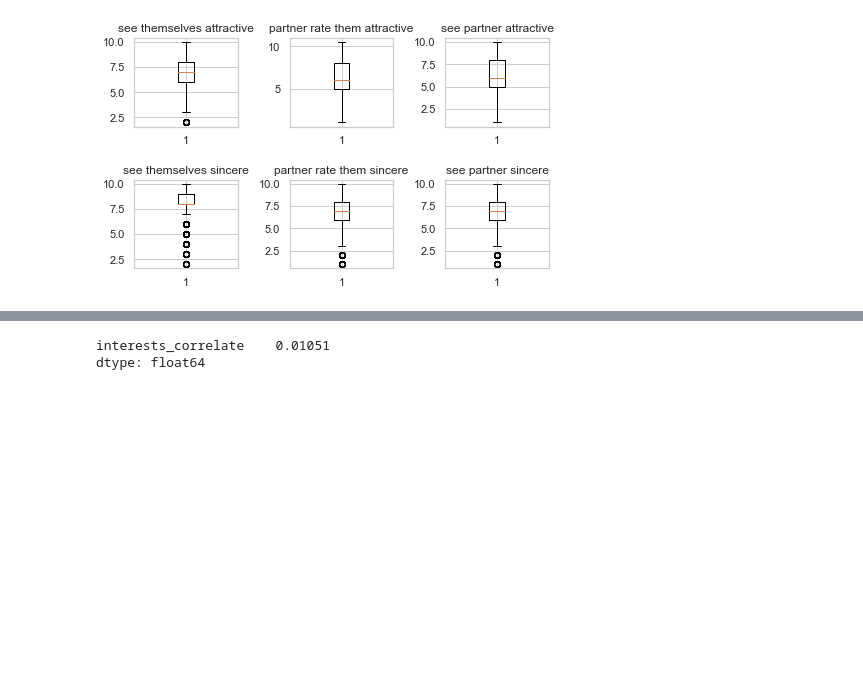
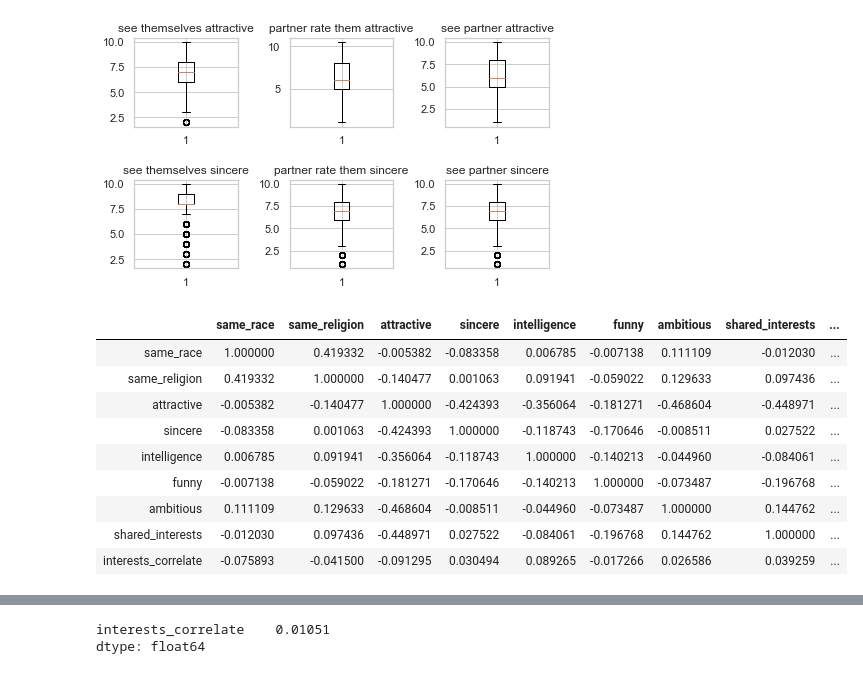
Before and after one commit to beckymark958/Speed-Dating-Data-Analysis, a Jupyter notebook: Speeddating.ipynb, the cells around one changed output, grey strips where cells are left out. Drawn from its saved outputs; the diff is of its cells as text; code cells hidden in the pictures; blank space fills up the shorter version.

```diff
--- a/Speeddating.ipynb
+++ b/Speeddating.ipynb
@@ -102,3 +101,23 @@ new_data.boxplot()
 # %% [output]
 "\nMin_Max_Scaler = preprocessing.MinMaxScaler( feature_range=(0,1) ) # 設定縮放的區間上下限\nnew_data = Min_Max_Scaler.fit_transform(attractive_data) # Data 為原始資料\n\nnew_data = pd.DataFrame(data = new_data, co ...
 [figure]
+# %%
+# Pearson Correlation Matrix (Ideal Partner)
+corr_columns = ['importance_same_race', 'importance_same_religion', 'attractive_important', 'sincere_important', 'intelligence_important','funny_important', 'ambitious_important', 'shared_interests_important', 'interests_correlate', 'match']
+corr_table = data[corr_columns[:-1]]
+corr_table = corr_table.rename(columns={'importance_same_race':'same_race','importance_same_religion':'same_religion','attractive_important':'attractive', "sincere_important":"sincere", 'intelligence_important':'intelligence', 'funny_important':'funny', 'ambitious_important':'ambitious', 'shared_interests_important':'shared_interests'})
+corr_table = corr_table[(corr_table != 0).all(1)] #delete rows with all rating zero
+corr_table = corr_table.astype(float)
+pearsoncorr = corr_table.corr(method = 'pearson')
+pearsoncorr
+# %% [output]
+|  | same_race | same_religion | attractive | sincere | intelligence | funny | ambitious | shared_interests | ... |
+| same_race | 1.000000 | 0.419332 | -0.005382 | -0.083358 | 0.006785 | -0.007138 | 0.111109 | -0.012030 | ... |
+| same_religion | 0.419332 | 1.000000 | -0.140477 | 0.001063 | 0.091941 | -0.059022 | 0.129633 | 0.097436 | ... |
+| attractive | -0.005382 | -0.140477 | 1.000000 | -0.424393 | -0.356064 | -0.181271 | -0.468604 | -0.448971 | ... |
+| sincere | -0.083358 | 0.001063 | -0.424393 | 1.000000 | -0.118743 | -0.170646 | -0.008511 | 0.027522 | ... |
+| intelligence | 0.006785 | 0.091941 | -0.356064 | -0.118743 | 1.000000 | -0.140213 | -0.044960 | -0.084061 | ... |
+| funny | -0.007138 | -0.059022 | -0.181271 | -0.170646 | -0.140213 | 1.000000 | -0.073487 | -0.196768 | ... |
+| ambitious | 0.111109 | 0.129633 | -0.468604 | -0.008511 | -0.044960 | -0.073487 | 1.000000 | 0.144762 | ... |
+| shared_interests | -0.012030 | 0.097436 | -0.448971 | 0.027522 | -0.084061 | -0.196768 | 0.144762 | 1.000000 | ... |
+| interests_correlate | -0.075893 | -0.041500 | -0.091295 | 0.030494 | 0.089265 | -0.017266 | 0.026586 | 0.039259 | ... |
```
Also changed, not shown: parts of 3 cells of this notebook.
